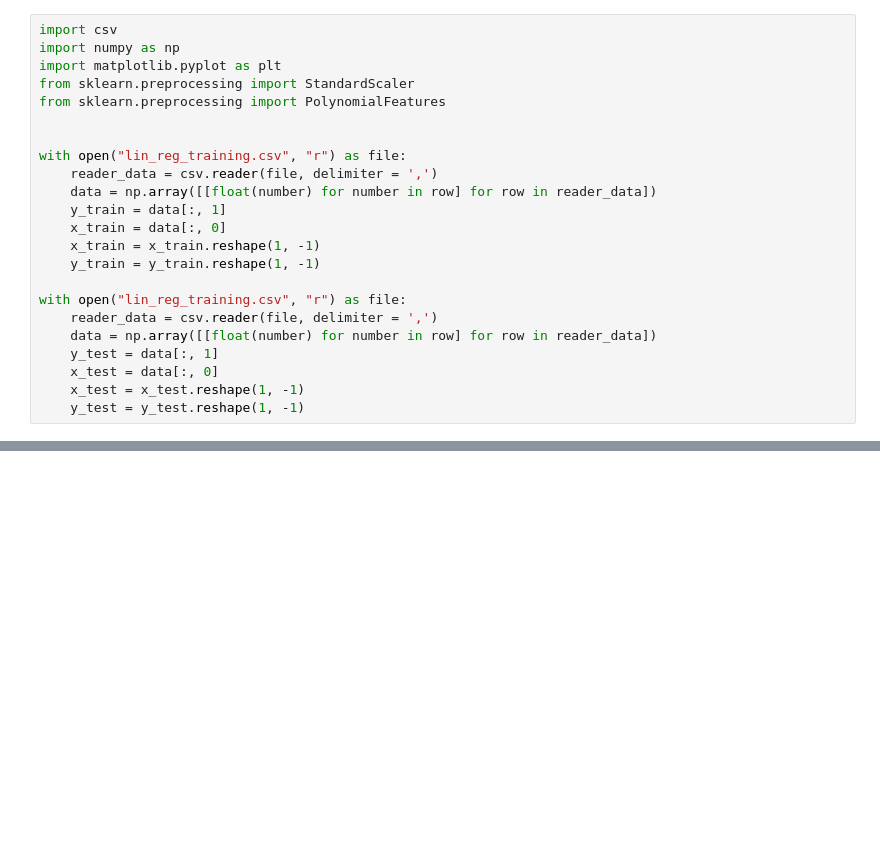
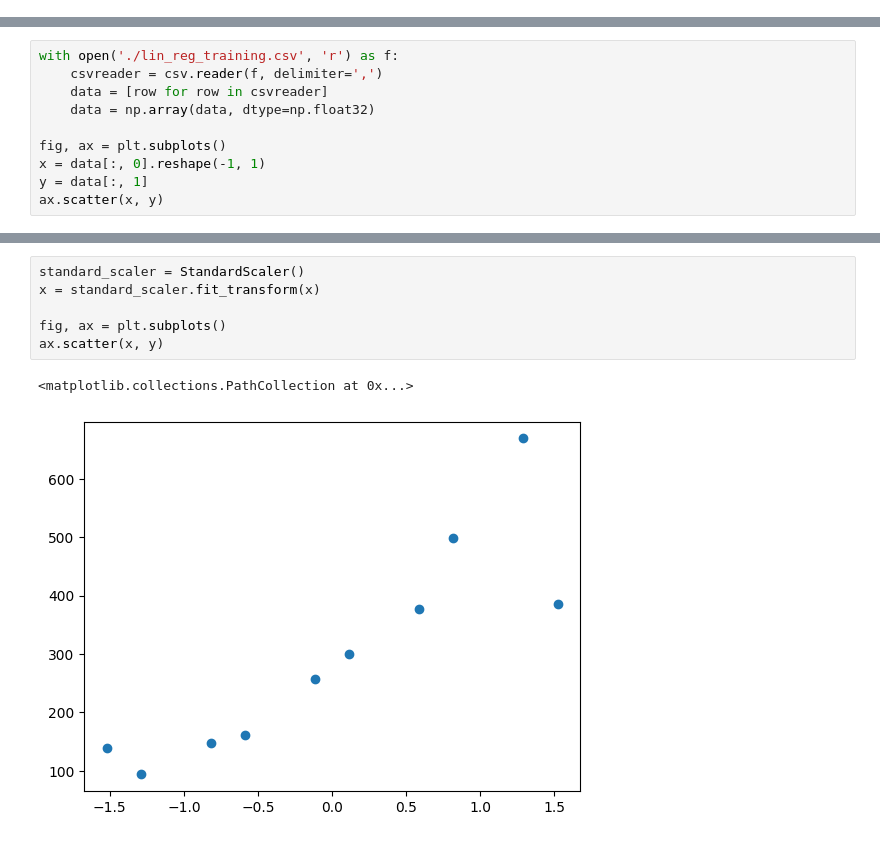
Before and after one commit to jrosa02/ML-2024S, a Jupyter notebook: lab04-regularization/lab04.ipynb, the cells around one changed output, grey strips where cells are left out. Cells and saved outputs as stored; diff of their text form; blank space fills up the shorter version.

```diff
--- a/lab04-regularization/lab04.ipynb
+++ b/lab04-regularization/lab04.ipynb
@@ -1,23 +0,0 @@
-# %%
-import csv
-import numpy as np
-import matplotlib.pyplot as plt
-from sklearn.preprocessing import StandardScaler
-from sklearn.preprocessing import PolynomialFeatures
-
-
-with open("lin_reg_training.csv", "r") as file:
-    reader_data = csv.reader(file, delimiter = ',')
-    data = np.array([[float(number) for number in row] for row in reader_data])
-    y_train = data[:, 1]
-    x_train = data[:, 0]
-    x_train = x_train.reshape(1, -1)
-    y_train = y_train.reshape(1, -1)
-
-with open("lin_reg_training.csv", "r") as file:
-    reader_data = csv.reader(file, delimiter = ',')
-    data = np.array([[float(number) for number in row] for row in reader_data])
-    y_test = data[:, 1]
-    x_test = data[:, 0]
-    x_test = x_test.reshape(1, -1)
-    y_test = y_test.reshape(1, -1)
@@ -80,0 +11,10 @@ print((theta, cost))
+# %%
+with open('./lin_reg_training.csv', 'r') as f:
+    csvreader = csv.reader(f, delimiter=',')
+    data = [row for row in csvreader]
+    data = np.array(data, dtype=np.float32)
+
+fig, ax = plt.subplots()
+x = data[:, 0].reshape(-1, 1)
+y = data[:, 1]
+ax.scatter(x, y)
@@ -80,0 +24,9 @@ print((theta, cost))
+# %%
+standard_scaler = StandardScaler()
+x = standard_scaler.fit_transform(x)
+
+fig, ax = plt.subplots()
+ax.scatter(x, y)
+# %% [output]
+<matplotlib.collections.PathCollection at 0x...>
+[figure, added]
```
Also changed, not shown: parts of 25 cells of this notebook, 2 other files.
